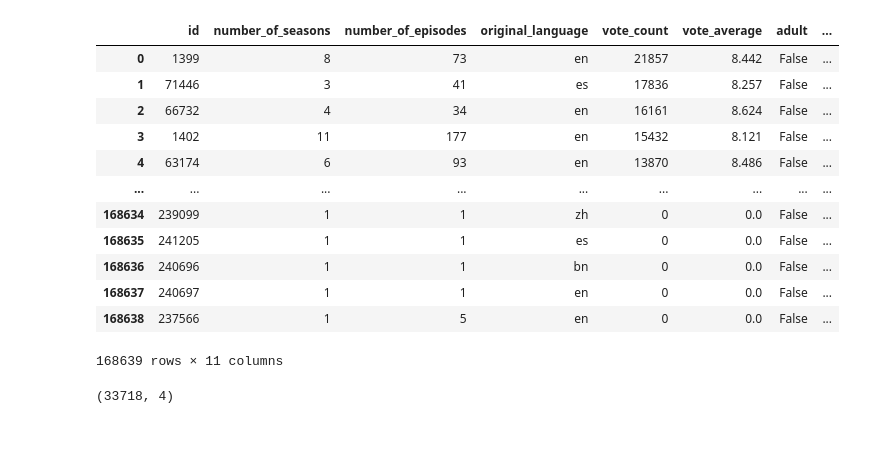
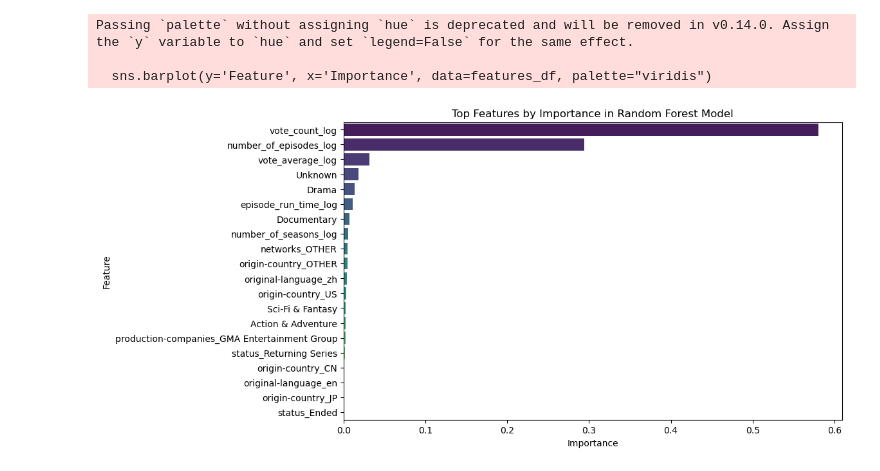
Before and after one commit to DirecTV-Team1A-NextGen-Rec/directv_tvrec, a Jupyter notebook: 10.) Gradient_Boosting_Model.ipynb, the cells around one changed output. Cells and saved outputs as stored; diff of their text form; code cells hidden in the pictures; blank space fills up the shorter version.

Commit message:
GBDT model

```diff
--- a/10.) Gradient_Boosting_Model.ipynb
+++ b/10.) Gradient_Boosting_Model.ipynb
@@ -19,0 +199,10 @@ df_shrink = df[["number_of_seasons","number_of_episodes","vote_count","vote_aver
+# %%
+columns_to_drop = [
+  'tagline', 'id', 'backdrop_path', 'homepage',
+  'original_name', 'poster_path', 'languages',
+  'spoken_languages', 'name', 'first_air_date',
+  'last_air_date', 'last_air_date_season', 'first_air_date_season',
+  'in_production', 'production_countries', 'match', 'genres', 'predicted_genres', 'overview'
+]
+
+df = df.drop(columns=columns_to_drop, errors='ignore')
@@ -19,0 +276,15 @@ df_shrink = df[["number_of_seasons","number_of_episodes","vote_count","vote_aver
+# %%
+# Normalize
+from sklearn.preprocessing import MinMaxScaler
+
+# Select numerical columns
+numeric_columns = df.select_dtypes(include=['float64', 'int64']).columns
+
+# Initialize the MinMaxScaler
+scaler = MinMaxScaler()
+
+# Apply scaling in-place
+df[numeric_columns] = scaler.fit_transform(df[numeric_columns])
+
+# Display the updated DataFrame to confirm normalized columns
+print(df.head())
@@ -19,0 +409,24 @@ df_shrink = df[["number_of_seasons","number_of_episodes","vote_count","vote_aver
+# %%
+# Get feature importances
+feature_importances = regressor.feature_importances_
+
+features_df = pd.DataFrame({
+    'Feature': X.columns,
+    'Importance': feature_importances
+})
+
+# Sort features by importance
+features_df = features_df.sort_values(by='Importance', ascending=False).head(20)  # Top 10 features
+
+# Plot the minimal depth approximation (importance) distribution
+plt.figure(figsize=(10, 6))
+sns.barplot(y='Feature', x='Importance', data=features_df, palette="viridis")
+plt.title("Top Features by Importance in Random Forest Model")
+plt.xlabel("Importance")
+plt.ylabel("Feature")
+plt.show()
+# %% [output]
+Passing `palette` without assigning `hue` is deprecated and will be removed in v0.14.0. Assign the `y` variable to `hue` and set `legend=False` for the same effect.
+
+  sns.barplot(y='Feature', x='Importance', data=features_df, palette="viridis")
+[figure, added]
@@ -23,18 +437,2 @@ X = X.dropna(axis=1)
 y = df['popularity']
-# %%
-X.astype(object)
-# %% [output]
-|  | id | number_of_seasons | number_of_episodes | original_language | vote_count | vote_average | adult | ... |
-| 0 | 1399 | 8 | 73 | en | 21857 | 8.442 | False | ... |
-| 1 | 71446 | 3 | 41 | es | 17836 | 8.257 | False | ... |
-| 2 | 66732 | 4 | 34 | en | 16161 | 8.624 | False | ... |
-| 3 | 1402 | 11 | 177 | en | 15432 | 8.121 | False | ... |
-| 4 | 63174 | 6 | 93 | en | 13870 | 8.486 | False | ... |
-| ... | ... | ... | ... | ... | ... | ... | ... | ... |
-| 168634 | 239099 | 1 | 1 | zh | 0 | 0.0 | False | ... |
-| 168635 | 241205 | 1 | 1 | es | 0 | 0.0 | False | ... |
-| 168636 | 240696 | 1 | 1 | bn | 0 | 0.0 | False | ... |
-| 168637 | 240697 | 1 | 1 | en | 0 | 0.0 | False | ... |
-| 168638 | 237566 | 1 | 5 | en | 0 | 0.0 | False | ... |
-168639 rows × 11 columns
 # %%
@@ -42,4 +439,0 @@ X_train, X_test, y_train, y_test = train_test_split(X, y, test_size=0.8, random_
-# %%
-X_train.shape
-# %% [output]
-(33718, 4)
```
Also changed, not shown: parts of 31 cells of this notebook.
